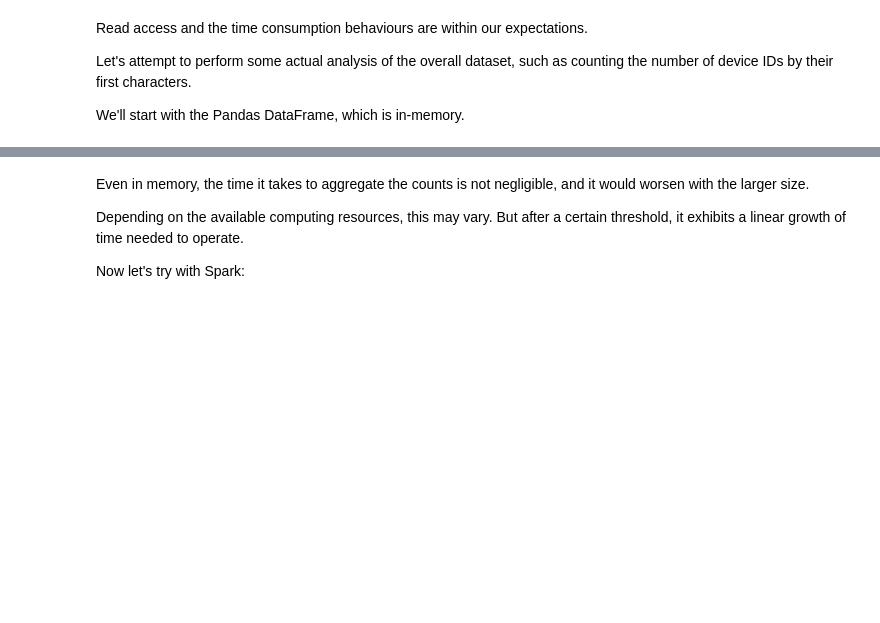
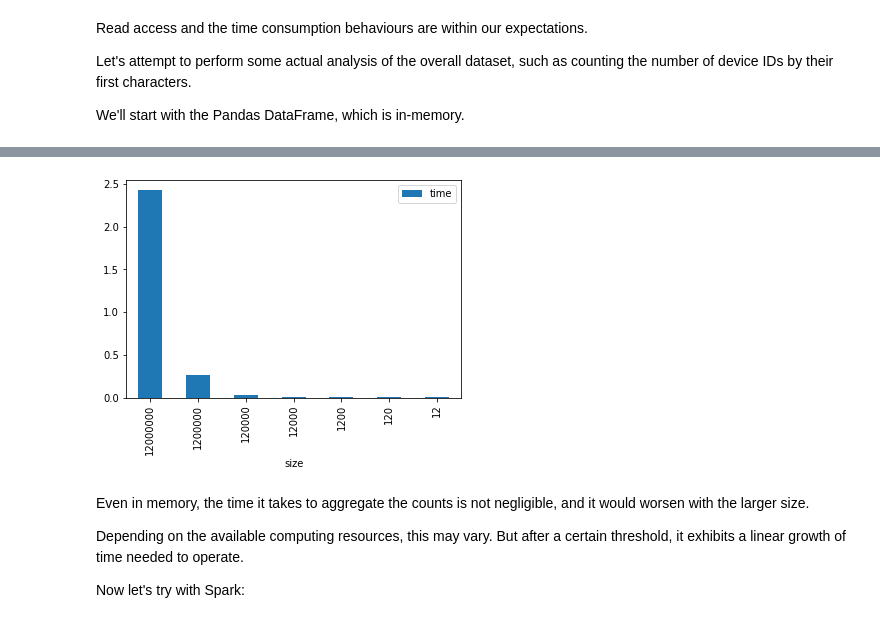
Before and after one commit to EQWorks/python-curriculum, a Jupyter notebook: data-analysis/14-distributed-computation/notebook.ipynb, the cells around one changed output, grey strips where cells are left out. Drawn from its saved outputs; the diff is of its cells as text; code cells hidden in the pictures; blank space fills up the shorter version.

```diff
--- a/data-analysis/14-distributed-computation/notebook.ipynb
+++ b/data-analysis/14-distributed-computation/notebook.ipynb
@@ -410,3 +470,7 @@ pdf_size_time
+# %%
+graph = pdf_size_time.plot.bar(x='size', y='time')
+# %% [output]
+[figure, added]
 # %% [markdown]
 Even in memory, the time it takes to aggregate the counts is not negligible, and it would worsen with the larger size.
 
```
Also changed, not shown: parts of 32 cells of this notebook.
